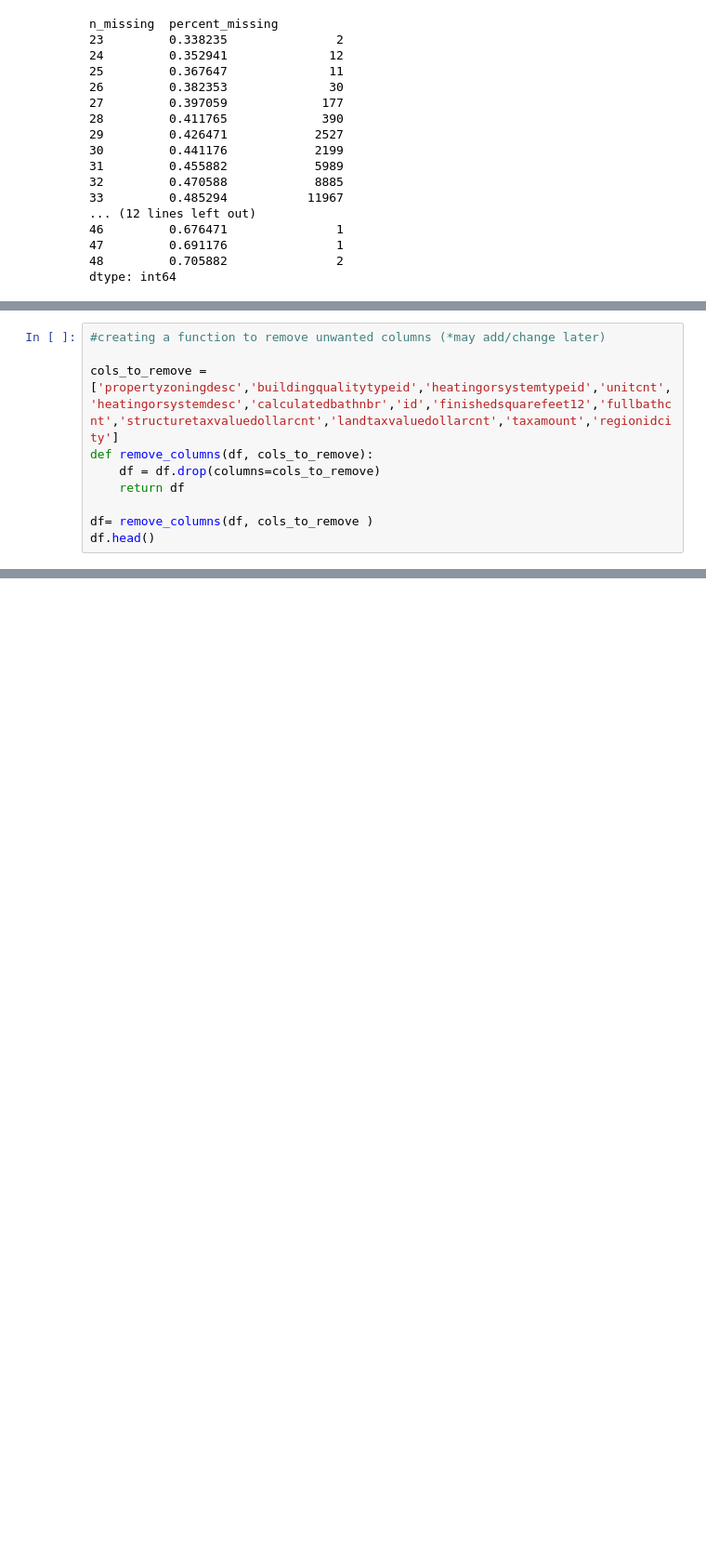
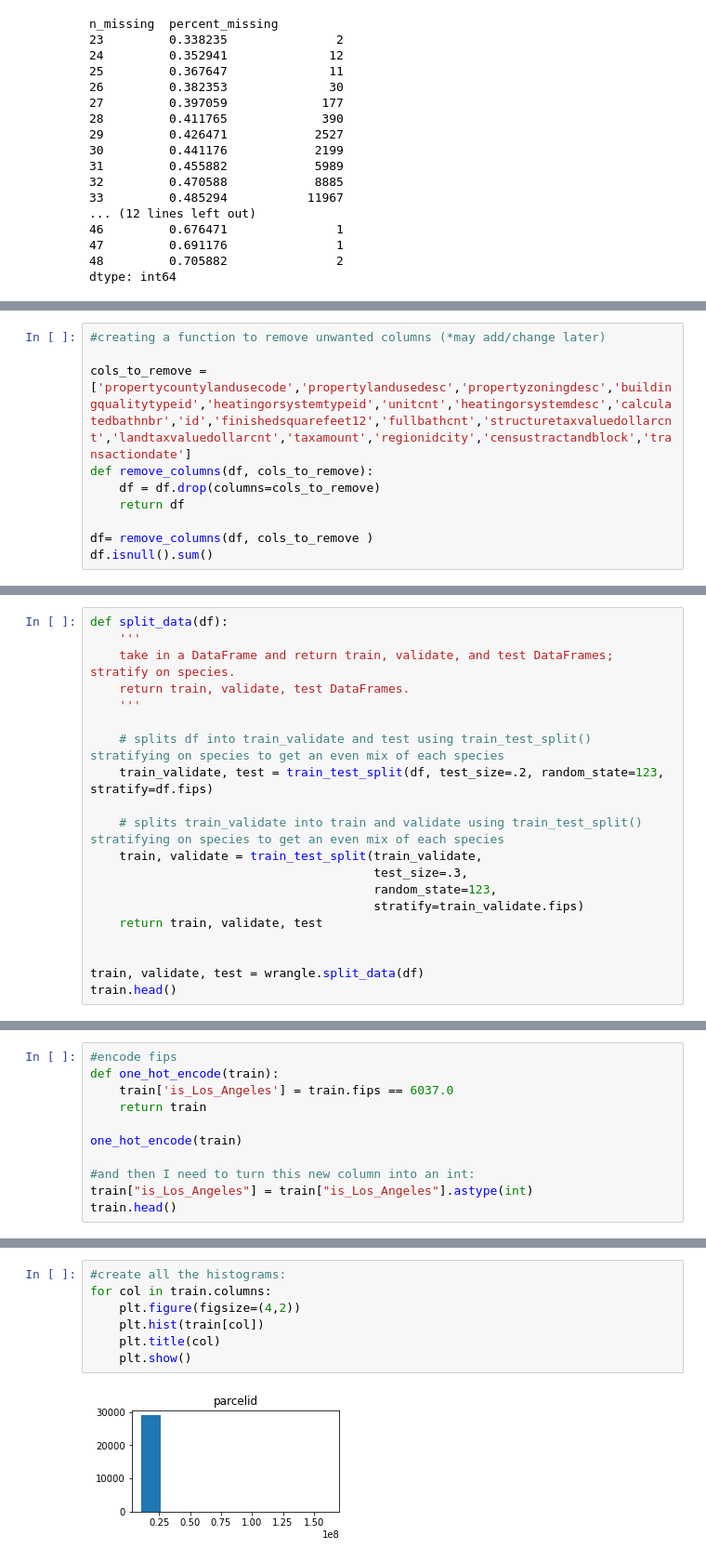
Before and after one commit to jeneyring/Clustering-Final-Project, a Jupyter notebook: Scratchpad.ipynb, the cells around one changed output, grey strips where cells are left out. Shown at 93% size. Cells and saved outputs as stored; diff of their text form; blank space fills up the shorter version.

```diff
--- a/Scratchpad.ipynb
+++ b/Scratchpad.ipynb
@@ -119,11 +124,11 @@ dtype: int64
 # %%
 #creating a function to remove unwanted columns (*may add/change later)
 
-cols_to_remove = ['propertyzoningdesc','buildingqualitytypeid','heatingorsystemtypeid','unitcnt','heatingorsystemdesc','calculatedbathnbr','id','finishedsquarefeet12','fullbathcnt','structuretaxvaluedollarcnt','landtaxvaluedollarcnt','taxamount','regionidcity']
+cols_to_remove = ['propertycountylandusecode','propertylandusedesc','propertyzoningdesc','buildingqualitytypeid','heatingorsystemtypeid','unitcnt','heatingorsystemdesc','calculatedbathnbr','id','finishedsquarefeet12','fullbathcnt','structuretaxvaluedollarcnt','landtaxvaluedollarcnt','taxamount','regionidcity','censustractandblock','transactiondate']
 def remove_columns(df, cols_to_remove):
     df = df.drop(columns=cols_to_remove)
     return df
 
 df= remove_columns(df, cols_to_remove )
-df.head()
+df.isnull().sum()
 # %% [output]
@@ -188,0 +268,20 @@ Name: lotsizesquarefeet, Length: 14253, dtype: int64
+# %%
+def split_data(df):
+    '''
+    take in a DataFrame and return train, validate, and test DataFrames; stratify on species.
+    return train, validate, test DataFrames.
+    '''
+
+    # splits df into train_validate and test using train_test_split() stratifying on species to get an even mix of each species
+    train_validate, test = train_test_split(df, test_size=.2, random_state=123, stratify=df.fips)
+
+    # splits train_validate into train and validate using train_test_split() stratifying on species to get an even mix of each species
+    train, validate = train_test_split(train_validate,
+                                       test_size=.3,
+                                       random_state=123,
+                                       stratify=train_validate.fips)
+    return train, validate, test
+
+
+train, validate, test = wrangle.split_data(df)
+train.head()
@@ -188,0 +299,11 @@ Name: lotsizesquarefeet, Length: 14253, dtype: int64
+# %%
+#encode fips
+def one_hot_encode(train):
+    train['is_Los_Angeles'] = train.fips == 6037.0
+    return train
+
+one_hot_encode(train)
+
+#and then I need to turn this new column into an int:
+train["is_Los_Angeles"] = train["is_Los_Angeles"].astype(int)
+train.head()
@@ -188,0 +320,9 @@ Name: lotsizesquarefeet, Length: 14253, dtype: int64
+# %%
+#create all the histograms:
+for col in train.columns:
+    plt.figure(figsize=(4,2))
+    plt.hist(train[col])
+    plt.title(col)
+    plt.show()
+# %% [output]
+[figure, added]
```
Also changed, not shown: parts of 27 cells of this notebook, 2 other files.
